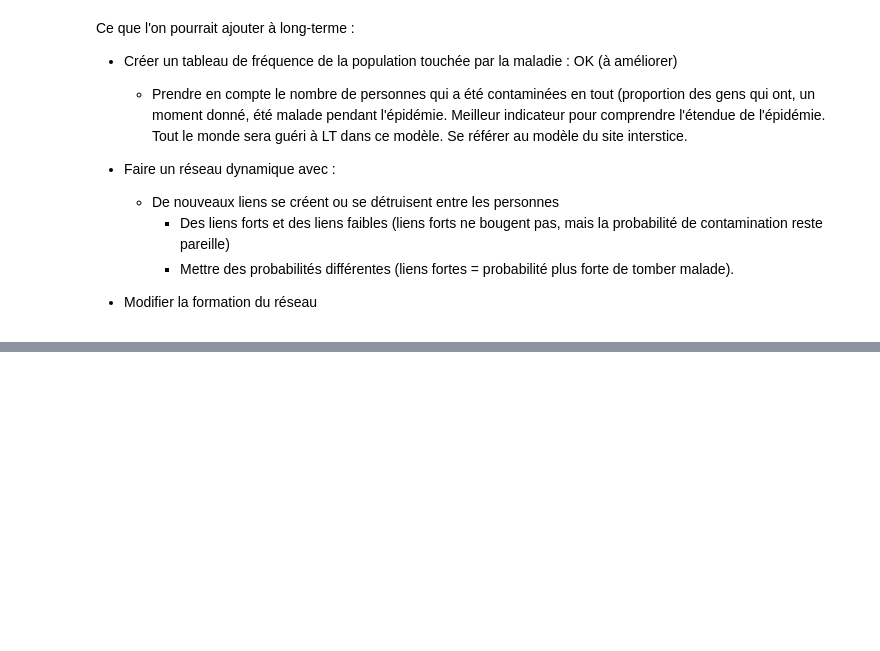
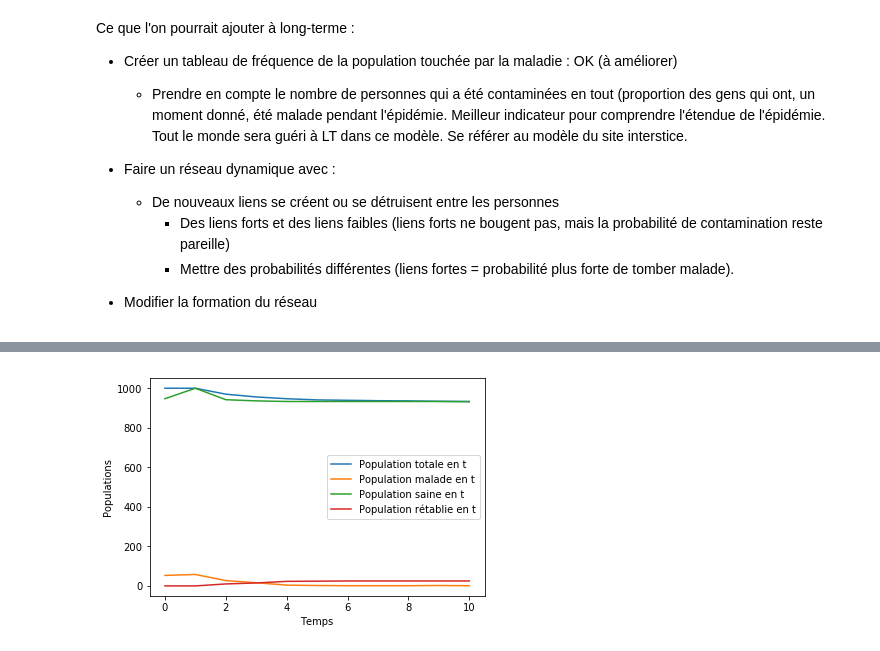
Before and after one commit to PasquierFelix/Projet-Informatique-1A, a Jupyter notebook: Projet Python.ipynb, the cells around one changed output, grey strips where cells are left out. Saved outputs shown, nothing was run; the diff lists cells and outputs as text; code cells hidden in the pictures; blank space fills up the shorter version.

```diff
--- a/Projet Python.ipynb
+++ b/Projet Python.ipynb
@@ -347,0 +307,21 @@ Choses à faire pour faire en sorte que les personnes meurent :
+# %%
+# Graphique représentant les différentes populations en t pour une maladie et un taux de couverture donné
+
+x = np.array(Temps)
+y1 = np.array(Pop_tot)
+y2 = np.array(Pop_malade_t)
+y3 = np.array(Pop_saine)
+y4 = np.cumsum(Pop_retablie)
+plt.plot(x, y1, label="Population totale en t")
+plt.plot(x, y2, label="Population malade en t")
+plt.plot(x, y3, label="Population saine en t")
+plt.plot(x, y4, label="Population rétablie en t")
+
+#Légendes sur les axes
+plt.xlabel("Temps")
+plt.ylabel("Populations")
+
+plt.legend()
+plt.show()
+# %% [output]
+[figure, added]
```
Also changed, not shown: parts of 19 cells of this notebook.
